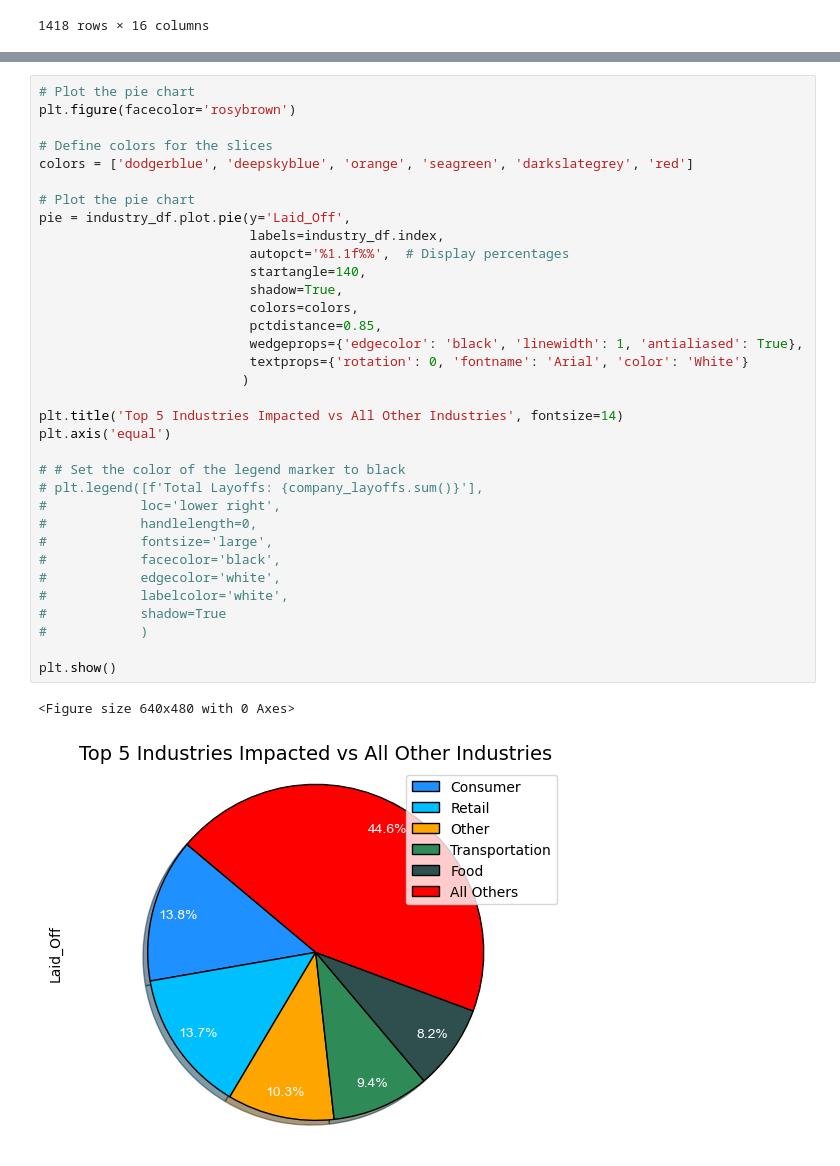
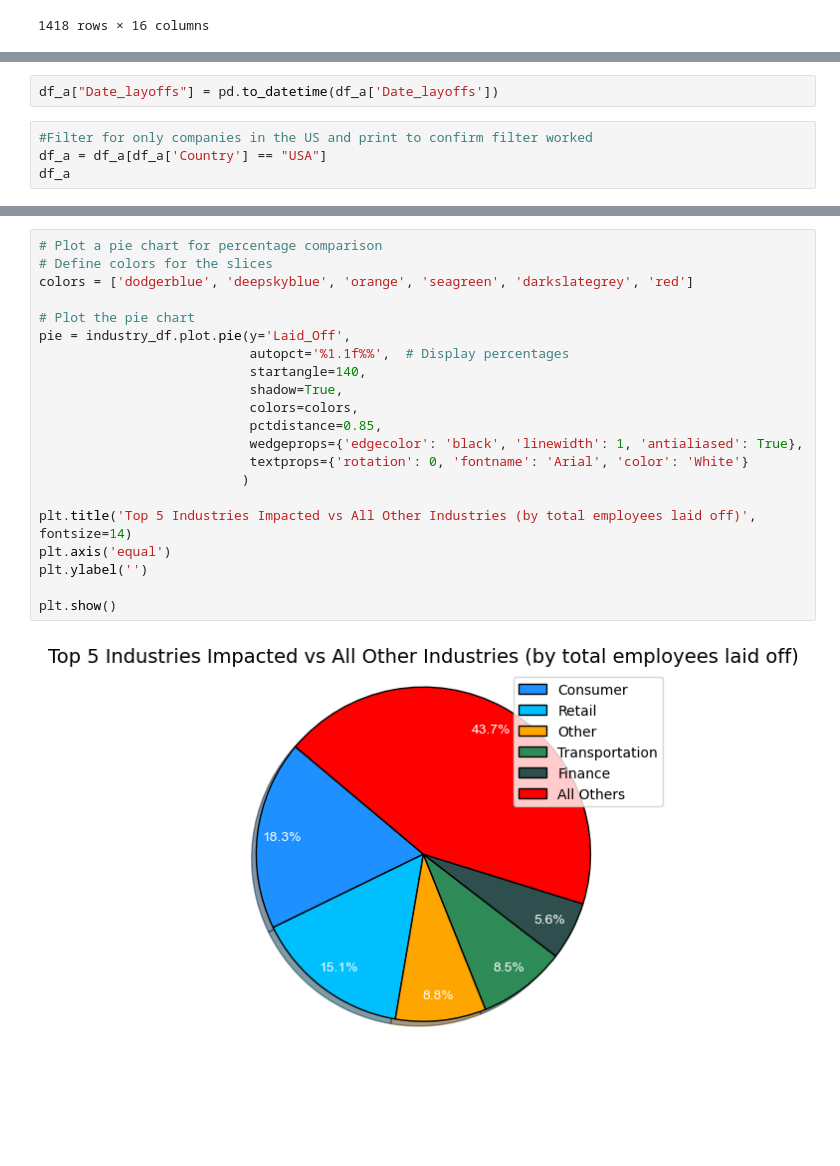
Before and after one commit to cschneggenburger/group-2-project-1, a Jupyter notebook: Big_Tech_Layoffs_Cody.ipynb, the cells around one changed output, grey strips where cells are left out. Drawn from its saved outputs; the diff is of its cells as text; blank space fills up the shorter version.

Commit message:
Updated big_tech_layoffs_cody with more visualizations on 2/8/24 @ 10:45 am

```diff
--- a/Big_Tech_Layoffs_Cody.ipynb
+++ b/Big_Tech_Layoffs_Cody.ipynb
@@ -51,0 +54,6 @@ dtype: object
+# %%
+df_a["Date_layoffs"] = pd.to_datetime(df_a['Date_layoffs'])
+# %%
+#Filter for only companies in the US and print to confirm filter worked
+df_a = df_a[df_a['Country'] == "USA"]
+df_a
@@ -112,37 +137,23 @@ industry_df.plot()
 # %%
-# Plot the pie chart
-plt.figure(facecolor='rosybrown')
-
+# Plot a pie chart for percentage comparison
 # Define colors for the slices
 colors = ['dodgerblue', 'deepskyblue', 'orange', 'seagreen', 'darkslategrey', 'red']
 
 # Plot the pie chart
 pie = industry_df.plot.pie(y='Laid_Off',
-                           labels=industry_df.index,
                            autopct='%1.1f%%',  # Display percentages
                            startangle=140,
                            shadow=True,
                            colors=colors,
                            pctdistance=0.85,
                            wedgeprops={'edgecolor': 'black', 'linewidth': 1, 'antialiased': True},
                            textprops={'rotation': 0, 'fontname': 'Arial', 'color': 'White'}
                           )
 
-plt.title('Top 5 Industries Impacted vs All Other Industries', fontsize=14)
+plt.title('Top 5 Industries Impacted vs All Other Industries (by total employees laid off)', fontsize=14)
 plt.axis('equal')
-
-# # Set the color of the legend marker to black
-# plt.legend([f'Total Layoffs: {company_layoffs.sum()}'],
-#            loc='lower right',
-#            handlelength=0,
-#            fontsize='large',
-#            facecolor='black',
-#            edgecolor='white',
-#            labelcolor='white',
-#            shadow=True
-#            )
+plt.ylabel('')
 
 plt.show()
 # %% [output]
-<Figure size 640x480 with 0 Axes>
-[figure, old version]
+[figure, new version]
```
Also changed, not shown: parts of 11 cells of this notebook.
